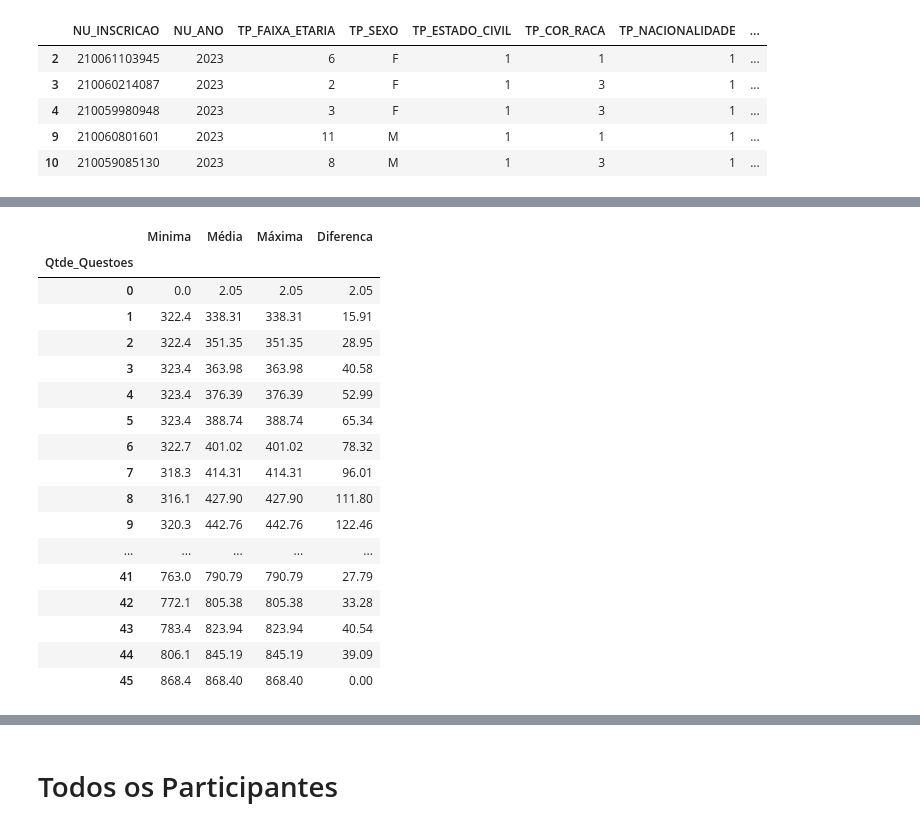
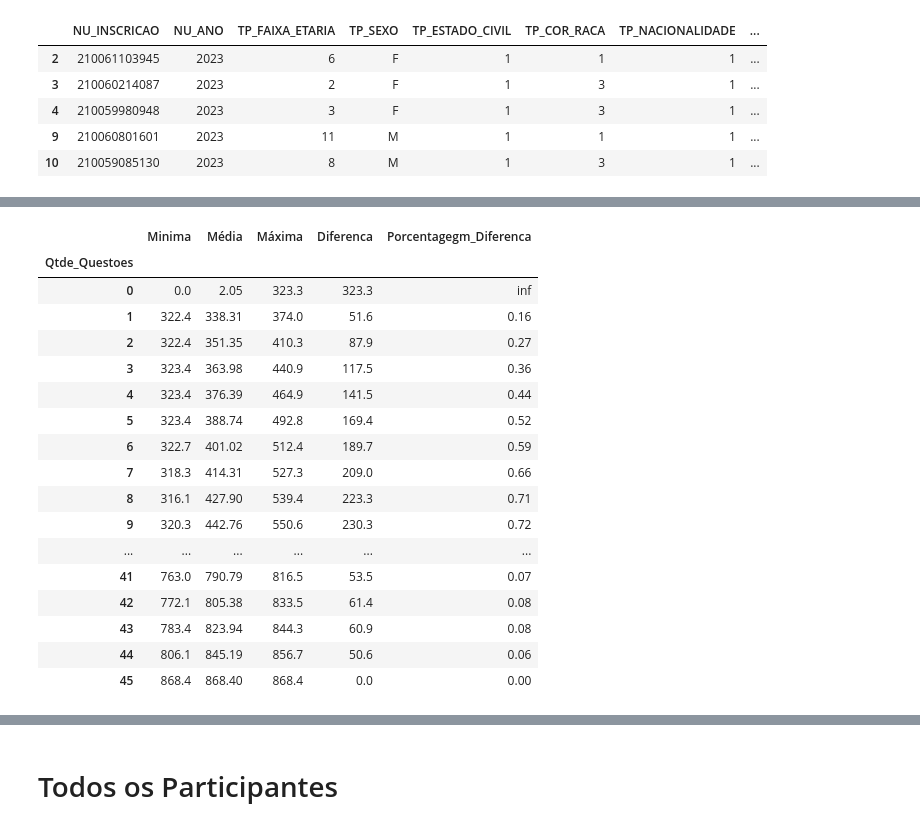
Before and after one commit to gabrielzerraa/EDA-ENEM_2023, a Jupyter notebook: ENEM 2023.ipynb, the cells around one changed output, grey strips where cells are left out. Saved outputs shown, nothing was run; the diff lists cells and outputs as text; code cells hidden in the pictures.

```diff
--- a/ENEM 2023.ipynb
+++ b/ENEM 2023.ipynb
@@ -138,34 +175,37 @@ def qtde_questoes_acertadas(str1, str2):
 # %%
-df_notas_cn = df[['TX_GABARITO_CN', 'TX_RESPOSTAS_CN', 'NU_NOTA_CN']]
+df_notas_cn = df[['NU_INSCRICAO','TX_GABARITO_CN', 'TX_RESPOSTAS_CN', 'NU_NOTA_CN']]
 df_notas_cn['Qtde_Questoes'] = df_notas_cn.apply(lambda row: qtde_questoes_acertadas(row['TX_GABARITO_CN'], row['TX_RESPOSTAS_CN']), axis=1)
 
 minima = df_notas_cn.groupby('Qtde_Questoes')['NU_NOTA_CN'].min()
 media = df_notas_cn.groupby('Qtde_Questoes')['NU_NOTA_CN'].mean()
-maxima = df_notas_cn.groupby('Qtde_Questoes')['NU_NOTA_CN'].mean()
+maxima = df_notas_cn.groupby('Qtde_Questoes')['NU_NOTA_CN'].max()
 diferenca = maxima - minima
+porcentagem = (maxima / minima) - 1
 
 notas_cn = {'Minima' : minima,
         'Média' :  media,
         'Máxima' : maxima,
-        'Diferenca' : diferenca}
+        'Diferenca' : diferenca,
+        'Porcentagegm_Diferenca' : porcentagem}
 
-pd.DataFrame(notas_cn)
+notas_cn = pd.DataFrame(notas_cn)
+notas_cn
 # %% [output]
-|  | Minima | Média | Máxima | Diferenca |
-| Qtde_Questoes |  |  |  |  |
-| 0 | 0.0 | 2.05 | 2.05 | 2.05 |
-| 1 | 322.4 | 338.31 | 338.31 | 15.91 |
-| 2 | 322.4 | 351.35 | 351.35 | 28.95 |
-| 3 | 323.4 | 363.98 | 363.98 | 40.58 |
-| 4 | 323.4 | 376.39 | 376.39 | 52.99 |
-| 5 | 323.4 | 388.74 | 388.74 | 65.34 |
-| 6 | 322.7 | 401.02 | 401.02 | 78.32 |
-| 7 | 318.3 | 414.31 | 414.31 | 96.01 |
-| 8 | 316.1 | 427.90 | 427.90 | 111.80 |
-| 9 | 320.3 | 442.76 | 442.76 | 122.46 |
-| ... | ... | ... | ... | ... |
-| 41 | 763.0 | 790.79 | 790.79 | 27.79 |
-| 42 | 772.1 | 805.38 | 805.38 | 33.28 |
-| 43 | 783.4 | 823.94 | 823.94 | 40.54 |
-| 44 | 806.1 | 845.19 | 845.19 | 39.09 |
-| 45 | 868.4 | 868.40 | 868.40 | 0.00 |
+|  | Minima | Média | Máxima | Diferenca | Porcentagegm_Diferenca |
+| Qtde_Questoes |  |  |  |  |  |
+| 0 | 0.0 | 2.05 | 323.3 | 323.3 | inf |
+| 1 | 322.4 | 338.31 | 374.0 | 51.6 | 0.16 |
+| 2 | 322.4 | 351.35 | 410.3 | 87.9 | 0.27 |
+| 3 | 323.4 | 363.98 | 440.9 | 117.5 | 0.36 |
+| 4 | 323.4 | 376.39 | 464.9 | 141.5 | 0.44 |
+| 5 | 323.4 | 388.74 | 492.8 | 169.4 | 0.52 |
+| 6 | 322.7 | 401.02 | 512.4 | 189.7 | 0.59 |
+| 7 | 318.3 | 414.31 | 527.3 | 209.0 | 0.66 |
+| 8 | 316.1 | 427.90 | 539.4 | 223.3 | 0.71 |
+| 9 | 320.3 | 442.76 | 550.6 | 230.3 | 0.72 |
+| ... | ... | ... | ... | ... | ... |
+| 41 | 763.0 | 790.79 | 816.5 | 53.5 | 0.07 |
+| 42 | 772.1 | 805.38 | 833.5 | 61.4 | 0.08 |
+| 43 | 783.4 | 823.94 | 844.3 | 60.9 | 0.08 |
+| 44 | 806.1 | 845.19 | 856.7 | 50.6 | 0.06 |
+| 45 | 868.4 | 868.40 | 868.4 | 0.0 | 0.00 |
```
Also changed, not shown: parts of 42 cells of this notebook.
